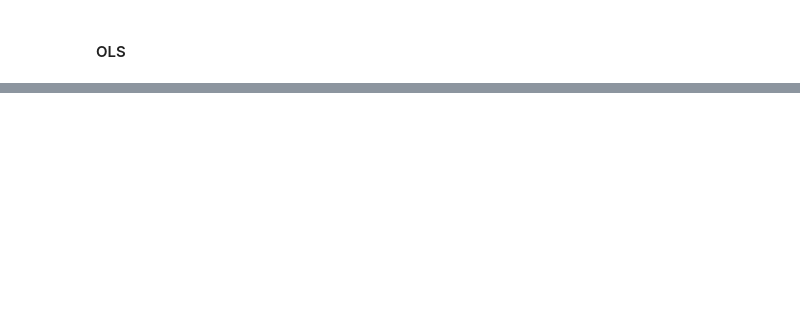
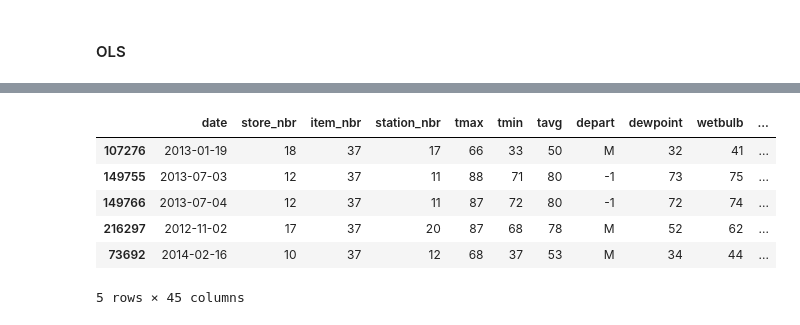
Before and after one commit to MaengHyoyeol/temp_repo, a Jupyter notebook: team_project/unit37.ipynb, the cells around one changed output, grey strips where cells are left out. Saved outputs shown, nothing was run; the diff lists cells and outputs as text; code cells hidden in the pictures; blank space fills up the shorter version.

```diff
--- a/team_project/unit37.ipynb
+++ b/team_project/unit37.ipynb
@@ -256,0 +312,12 @@ Warnings:
+# %%
+test37 = X_testm[X_testm.item_nbr == 37]
+# %%
+test37.columns = ['date', 'store_nbr', 'item_nbr', 'station_nbr', 'tmax', 'tmin', 'tavg',
+       'depart', 'dewpoint', 'wetbulb', 'heat', 'cool', 'sunrise', 'sunset',
+       'snowfall', 'preciptotal', 'stnpressure', 'sealevel', 'avgspeed',
+       'resultspeed', 'resultdir', 'TS', 'GR', 'RA', 'DZ', 'SN', 'SG', 'GS',
+       'PL', 'FG2', 'FG', 'BR', 'UP', 'HZ', 'FU', 'DU', 'SQ', 'FZ', 'MI', 'PR',
+       'BC', 'BL', 'VC']
+# %%
+test37['date'] = pd.to_datetime(test37['date'])
+test37["week_day_name"] = test37['date'].dt.weekday_name
@@ -256,0 +334,10 @@ Warnings:
+# %%
+test37.head()
+# %% [output]
+|  | date | store_nbr | item_nbr | station_nbr | tmax | tmin | tavg | depart | dewpoint | wetbulb | ... |
+| 107276 | 2013-01-19 | 18 | 37 | 17 | 66 | 33 | 50 | M | 32 | 41 | ... |
+| 149755 | 2013-07-03 | 12 | 37 | 11 | 88 | 71 | 80 | -1 | 73 | 75 | ... |
+| 149766 | 2013-07-04 | 12 | 37 | 11 | 87 | 72 | 80 | -1 | 72 | 74 | ... |
+| 216297 | 2012-11-02 | 17 | 37 | 20 | 87 | 68 | 78 | M | 52 | 62 | ... |
+| 73692 | 2014-02-16 | 10 | 37 | 12 | 68 | 37 | 53 | M | 34 | 44 | ... |
+5 rows × 45 columns
```
Also changed, not shown: parts of 29 cells of this notebook, 3 other files.
